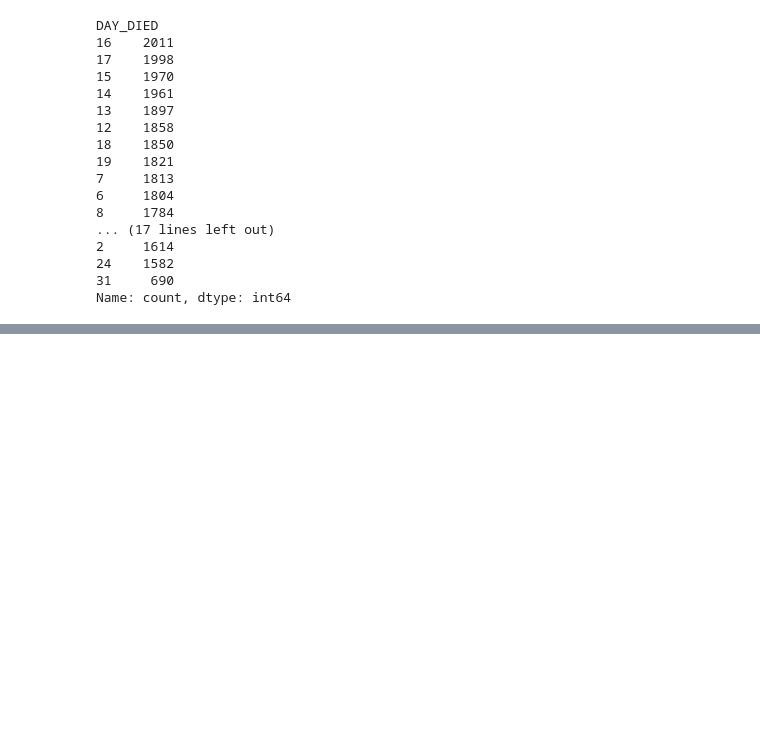
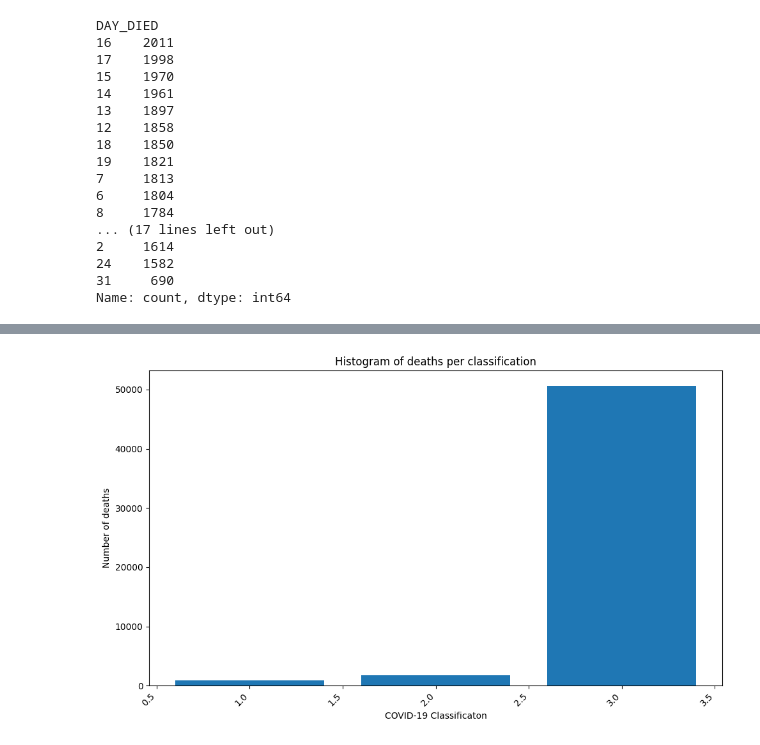
Before and after one commit to Zehguto/COVID-19, a Jupyter notebook: Project.ipynb, the cells around one changed output, grey strips where cells are left out. Drawn from its saved outputs; the diff is of its cells as text; code cells hidden in the pictures; blank space fills up the shorter version.

```diff
--- a/Project.ipynb
+++ b/Project.ipynb
@@ -251,15 +252,18 @@ df.head()
 | 337 | 43 | male | 2020-03-29 | 1 | 2 | 2 | 2 | 2 | 2 | ... |
 # %%
 classification_counts= df['CLASIFFICATION_FINAL'].value_counts().to_frame().reset_index().sort_values(by='CLASIFFICATION_FINAL', ascending= True)
-classification_counts.columns = ['CLASS', 'Number of dead']
-classification_dies = classification_counts['Number of dead'].sum()
-total_classification_dies = pd.DataFrame({'CLASS': ['Total'], 'Number of dead': [classification_dies]})
-classification_counts = pd.concat([classification_counts, total_classification_dies], ignore_index= True)
+classification_counts_total= df['CLASIFFICATION_FINAL'].value_counts().to_frame().reset_index().sort_values(by='CLASIFFICATION_FINAL', ascending= True)
+classification_counts.columns = ['COVID-19 classification', 'Number of deaths']
+classification_counts_total.columns = ['COVID-19 classification', 'Number of deaths']
+classification_dies = classification_counts['Number of deaths'].sum()
+classification_dies = classification_counts_total['Number of deaths'].sum()
+total_classification_dies = pd.DataFrame({'COVID-19 classification': ['Total'], 'Number of deaths': [classification_dies]})
+classification_counts_total = pd.concat([classification_counts, total_classification_dies], ignore_index= True)
 ################################
-frequencia_relativa_classification = classification_counts['Number of dead']/classification_dies
+frequencia_relativa_classification = classification_counts_total['Number of deaths']/classification_dies
 frequencia_relativa_classification_percent = frequencia_relativa_classification * 100
-classification_counts['Frequencia relativa'] = frequencia_relativa_classification
-classification_counts['Frequencia relativa %'] = frequencia_relativa_classification_percent.round(1)
+classification_counts_total['Frequencia relativa'] = frequencia_relativa_classification
+classification_counts_total['Frequencia relativa %'] = frequencia_relativa_classification_percent.round(1)
 
-print(classification_counts)
+print(classification_counts_total)
 # %% [output]
@@ -322,0 +375,16 @@ print(contagem_por_grupo)
+# %%
+
+plt.figure(figsize=(10, 6))
+plt.bar(classification_counts['COVID-19 classification'], classification_counts['Number of deaths'])
+
+
+plt.xlabel('COVID-19 Classificaton')
+plt.ylabel('Number of deaths')
+plt.title('Histogram of deaths per classification')
+
+plt.xticks(rotation=45, ha="right")
+
+plt.tight_layout()
+plt.show()
+# %% [output]
+[figure, added]
```
Also changed, not shown: parts of 6 cells of this notebook.
